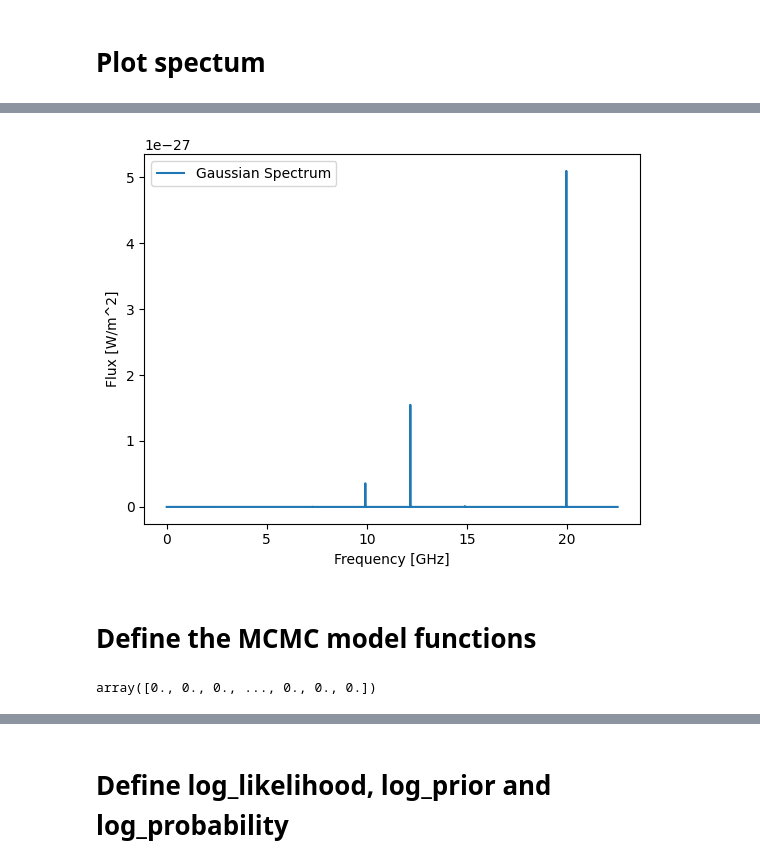
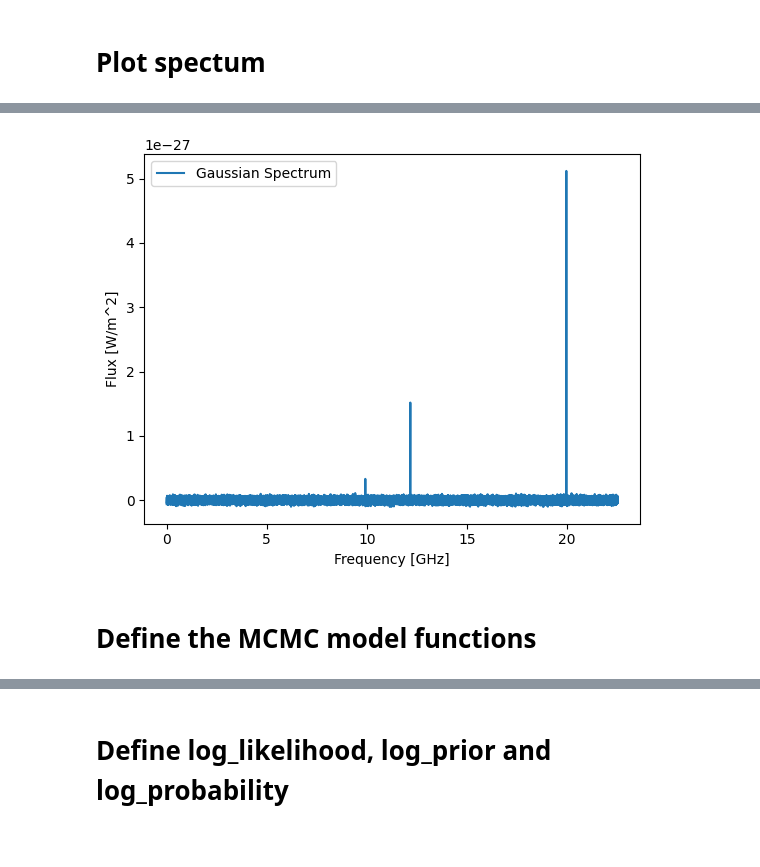
Before and after one commit to aleksej-rodano/phas0052_project, a Jupyter notebook: mcmc_and_radex.ipynb, the cells around one changed output, grey strips where cells are left out. Saved outputs shown, nothing was run; the diff lists cells and outputs as text; code cells hidden in the pictures.

```diff
--- a/mcmc_and_radex.ipynb
+++ b/mcmc_and_radex.ipynb
@@ -144,33 +131,3 @@ def gaussian(x, amp, cen, fwhm):
 # Plot spectum
 # %%
 realistic_fwhm = nu0_arrayCH3OH * (width_v / constants.c)
-# %%
-# Create a frequency axis for the line (in Hz)
-x = np.linspace(
-    nu0_arrayCH3OH[choose_transition] - 2 * realistic_fwhm[choose_transition],
-    nu0_arrayCH3OH[choose_transition] + 2 * realistic_fwhm[choose_transition],
-    int(1e5),
-)
-# flux density
-
-# flux_density = cloud_metahnol.spectrum(nu=nu0_arrayCH3OH, solid_angle=source_solid_angle)
-
-
-# Generate the "true" line profile for the chosen transition
-flux_amp_true = flux_methanol[choose_transition]
-true_spectrum = gaussian(x, flux_amp_true, nu0_arrayCH3OH[choose_transition], realistic_fwhm[choose_transition])
-
-# Add synthetic noise to mimic observational data (5% noise level)
-np.random.seed(42)
-noise_std = 0.05 * np.max(true_spectrum)
-observed_spectrum = true_spectrum + np.random.normal(0, noise_std, size=x.shape)
-
-# Plot the simulated observed spectrum
-plt.figure(figsize=(8, 4))
-plt.plot(x / constants.giga, observed_spectrum, "k.", label="Observed (with noise)")
-plt.plot(x / constants.giga, true_spectrum, "r-", label="True model")
-plt.xlabel("Frequency [GHz]")
-plt.ylabel("Flux")
-plt.legend()
-plt.title("Simulated Observed Spectrum")
-plt.show()
@@ -211,25 +155,27 @@ array([ 39200.        ,  45200.        ,  97200.        , 125600.        ,
 # %%
 # number of transitions to plot in spectrum
 n_trans_spectrum = 10
 
 # generate frequancy space
 x = np.linspace(0, nu0_arrayCH3OH[n_trans_spectrum] * 1.01, int(1e5))
 params = []
 for i in range(n_trans_spectrum):
     params.extend([flux_methanol[i], nu0_arrayCH3OH[i], realistic_fwhm[i]])
 
 # Generate the spectrum
-spectrum = model_spectrum(x, params)
+no_noise_spectrum = model_spectrum(x, params)
+noise_std = 0.005 * np.max(no_noise_spectrum)
 
+observed_spectrum = no_noise_spectrum + np.random.normal(0, noise_std, len(x))
 # Plot the spectrum
 fig, ax = plt.subplots()
-plt.plot(x / constants.giga, spectrum, label="Gaussian Spectrum")
+plt.plot(x / constants.giga, observed_spectrum, label="Gaussian Spectrum")
 plt.xlabel("Frequency [GHz]")
 plt.ylabel(r"Flux [W/m^2]")
 plt.legend()
 plt.show()
 # %% [output]
-[figure, old version]
+[figure, new version]
 # %% [markdown]
 # Define the MCMC model functions
 # %%
@@ -310,6 +220,2 @@ def simulate_spectrum_from_params(Tkin_candidate, width_v_candidate, log_n_H2_ca
-# %%
-spectrum
-# %% [output]
-array([0., 0., 0., ..., 0., 0., 0.])
 # %%
 # use the define function to plot spectrum using the same parameters as in section 1
```
Also changed, not shown: parts of 11 cells of this notebook.
